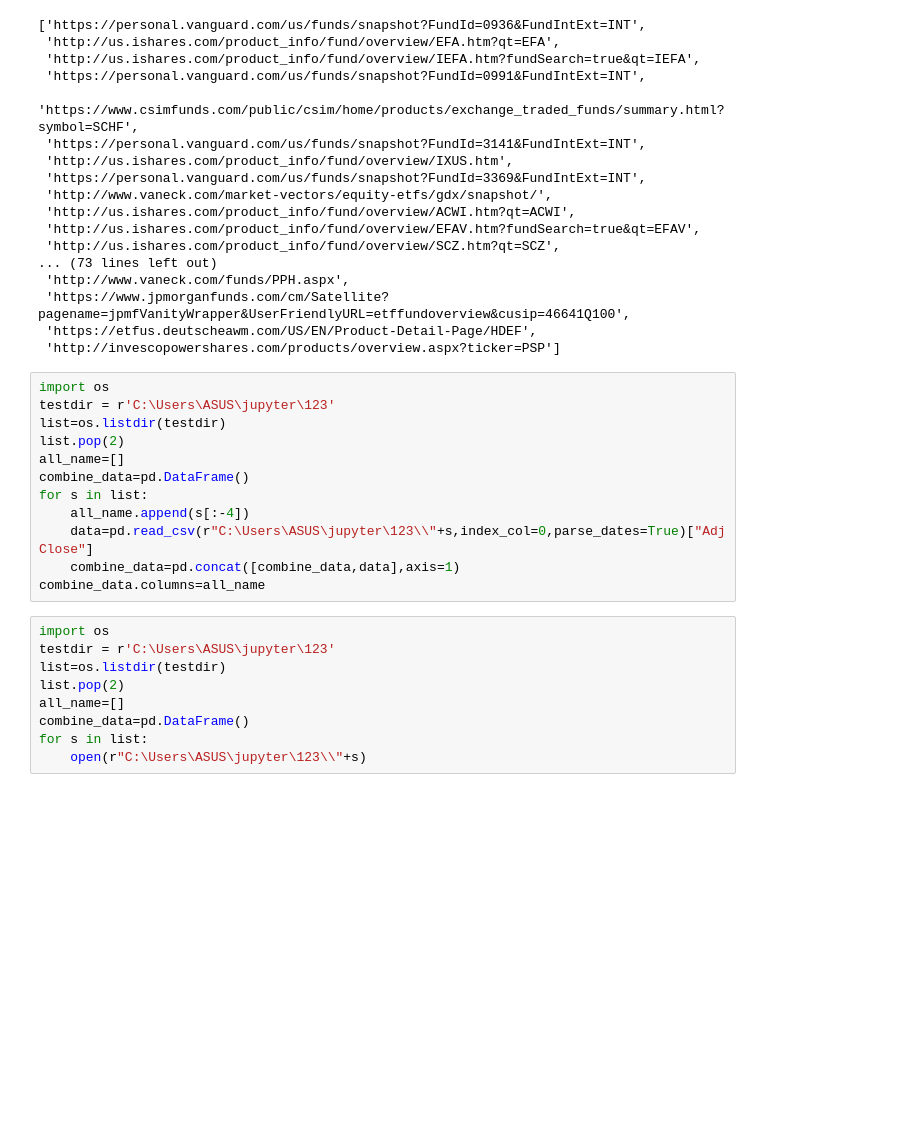
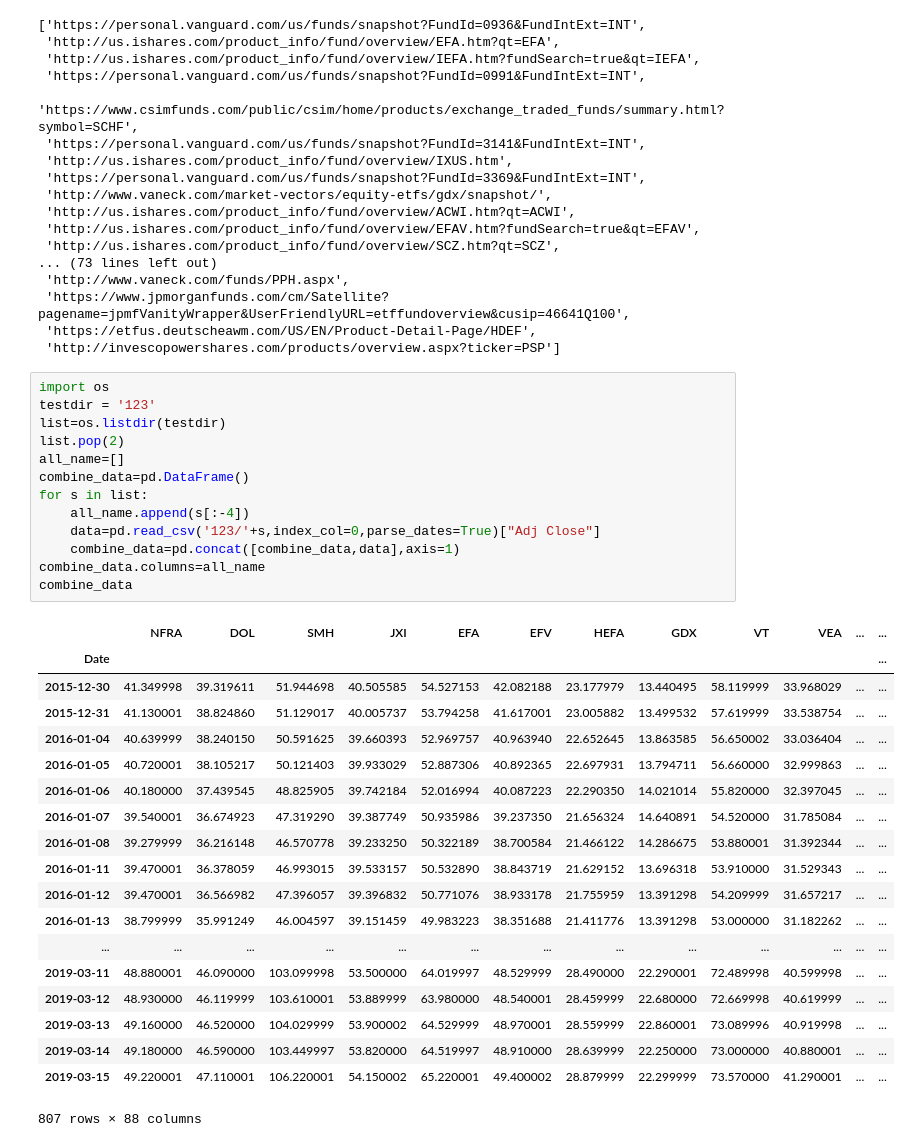
Before and after one commit to howard41436/FINTECH, a Jupyter notebook: hw1/hw1-1.ipynb, the cells around one changed output. Cells and saved outputs as stored; diff of their text form; blank space fills up the shorter version.

```diff
--- a/hw1/hw1-1.ipynb
+++ b/hw1/hw1-1.ipynb
@@ -100,22 +100,34 @@ web_list
  'http://invescopowershares.com/products/overview.aspx?ticker=PSP']
 # %%
 import os
-testdir = r'C:\Users\ASUS\jupyter\123'
+testdir = '123'
 list=os.listdir(testdir)
 list.pop(2)
 all_name=[]
 combine_data=pd.DataFrame()
 for s in list:
     all_name.append(s[:-4])
-    data=pd.read_csv(r"C:\Users\ASUS\jupyter\123\\"+s,index_col=0,parse_dates=True)["Adj Close"]
+    data=pd.read_csv('123/'+s,index_col=0,parse_dates=True)["Adj Close"]
     combine_data=pd.concat([combine_data,data],axis=1)
 combine_data.columns=all_name
+combine_data
+# %% [output]
+|  | NFRA | DOL | SMH | JXI | EFA | EFV | HEFA | GDX | VT | VEA | ... | ... |
+| Date |  |  |  |  |  |  |  |  |  |  |  | ... |
+| 2015-12-30 | 41.349998 | 39.319611 | 51.944698 | 40.505585 | 54.527153 | 42.082188 | 23.177979 | 13.440495 | 58.119999 | 33.968029 | ... | ... |
+| 2015-12-31 | 41.130001 | 38.824860 | 51.129017 | 40.005737 | 53.794258 | 41.617001 | 23.005882 | 13.499532 | 57.619999 | 33.538754 | ... | ... |
+| 2016-01-04 | 40.639999 | 38.240150 | 50.591625 | 39.660393 | 52.969757 | 40.963940 | 22.652645 | 13.863585 | 56.650002 | 33.036404 | ... | ... |
+| 2016-01-05 | 40.720001 | 38.105217 | 50.121403 | 39.933029 | 52.887306 | 40.892365 | 22.697931 | 13.794711 | 56.660000 | 32.999863 | ... | ... |
+| 2016-01-06 | 40.180000 | 37.439545 | 48.825905 | 39.742184 | 52.016994 | 40.087223 | 22.290350 | 14.021014 | 55.820000 | 32.397045 | ... | ... |
+| 2016-01-07 | 39.540001 | 36.674923 | 47.319290 | 39.387749 | 50.935986 | 39.237350 | 21.656324 | 14.640891 | 54.520000 | 31.785084 | ... | ... |
+| 2016-01-08 | 39.279999 | 36.216148 | 46.570778 | 39.233250 | 50.322189 | 38.700584 | 21.466122 | 14.286675 | 53.880001 | 31.392344 | ... | ... |
+| 2016-01-11 | 39.470001 | 36.378059 | 46.993015 | 39.533157 | 50.532890 | 38.843719 | 21.629152 | 13.696318 | 53.910000 | 31.529343 | ... | ... |
+| 2016-01-12 | 39.470001 | 36.566982 | 47.396057 | 39.396832 | 50.771076 | 38.933178 | 21.755959 | 13.391298 | 54.209999 | 31.657217 | ... | ... |
+| 2016-01-13 | 38.799999 | 35.991249 | 46.004597 | 39.151459 | 49.983223 | 38.351688 | 21.411776 | 13.391298 | 53.000000 | 31.182262 | ... | ... |
+| ... | ... | ... | ... | ... | ... | ... | ... | ... | ... | ... | ... | ... |
+| 2019-03-11 | 48.880001 | 46.090000 | 103.099998 | 53.500000 | 64.019997 | 48.529999 | 28.490000 | 22.290001 | 72.489998 | 40.599998 | ... | ... |
+| 2019-03-12 | 48.930000 | 46.119999 | 103.610001 | 53.889999 | 63.980000 | 48.540001 | 28.459999 | 22.680000 | 72.669998 | 40.619999 | ... | ... |
+| 2019-03-13 | 49.160000 | 46.520000 | 104.029999 | 53.900002 | 64.529999 | 48.970001 | 28.559999 | 22.860001 | 73.089996 | 40.919998 | ... | ... |
+| 2019-03-14 | 49.180000 | 46.590000 | 103.449997 | 53.820000 | 64.519997 | 48.910000 | 28.639999 | 22.250000 | 73.000000 | 40.880001 | ... | ... |
+| 2019-03-15 | 49.220001 | 47.110001 | 106.220001 | 54.150002 | 65.220001 | 49.400002 | 28.879999 | 22.299999 | 73.570000 | 41.290001 | ... | ... |
+807 rows × 88 columns
-# %%
-import os
-testdir = r'C:\Users\ASUS\jupyter\123'
-list=os.listdir(testdir)
-list.pop(2)
-all_name=[]
-combine_data=pd.DataFrame()
-for s in list:
-    open(r"C:\Users\ASUS\jupyter\123\\"+s)
```
Also changed, not shown: parts of 2 cells of this notebook.
